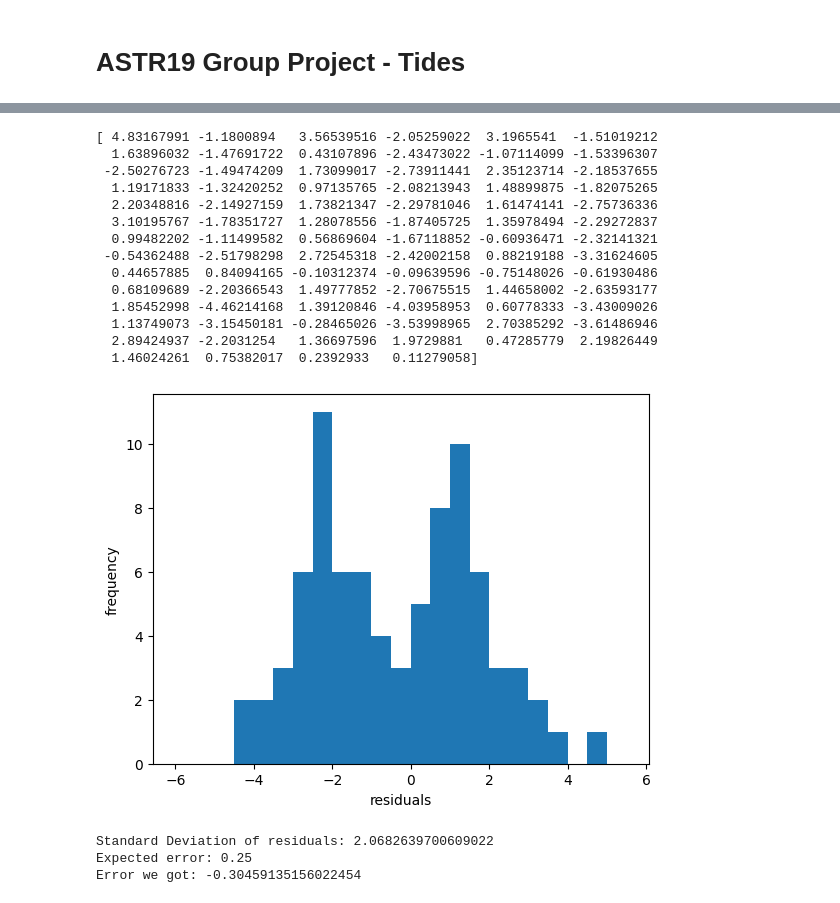
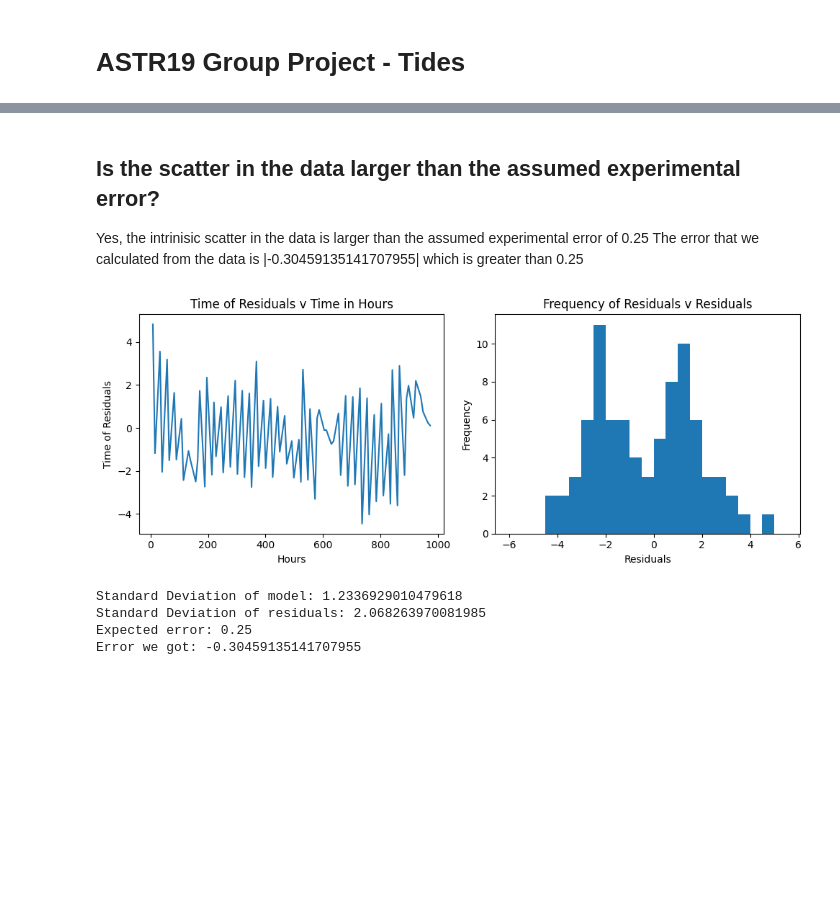
Before and after one commit to Alexis-Valdes/ASTR-Group-Project, a Jupyter notebook: data-plotting.ipynb, the cells around one changed output, grey strips where cells are left out. Drawn from its saved outputs; the diff is of its cells as text; code cells hidden in the pictures; blank space fills up the shorter version.

```diff
--- a/data-plotting.ipynb
+++ b/data-plotting.ipynb
@@ -132,48 +110,51 @@ plt.show()
+# %% [markdown]
+## Is the scatter in the data larger than the assumed experimental error?
+Yes, the intrinisic scatter in the data is larger than the assumed experimental error of 0.25
+The error that we calculated from the data is |-0.30459135141707955| which is greater than 0.25
 # %%
+### 3 ###
 # residuals
 residuals = []
 i = 0
 for real, fit in zip(y, y_fit_3):
     residuals.append(real - fit)
     i += 1
 
 residuals = np.array(residuals, dtype='float64')
-print(residuals)
 
 width = 0.5
 bins = np.arange(-6, 6, width)
 
-plt.ylabel('frequency')
-plt.xlabel('residuals')
-plt.hist(residuals, bins=bins)
+fig = plt.figure(layout='tight', figsize=(10, 4))
+
+ax1= fig.add_subplot(1, 2, 1)
+ax1.plot(x, residuals, label='residuals')
+ax1.set_ylabel('Time of Residuals')
+ax1.set_xlabel('Hours')
+ax1.set_title('Time of Residuals v Time in Hours')
+
+ax2= fig.add_subplot(1, 2, 2)
+ax2.hist(residuals, bins=bins)
+ax2.set_ylabel('Frequency')
+ax2.set_xlabel('Residuals')
+ax2.set_title('Frequency of Residuals v Residuals')
 
 # save the fig
 plt.savefig('residuals.pdf', bbox_inches='tight', dpi=600)
-
 plt.show()
 # %% [output]
-[ 4.83167991 -1.1800894   3.56539516 -2.05259022  3.1965541  -1.51019212
-  1.63896032 -1.47691722  0.43107896 -2.43473022 -1.07114099 -1.53396307
- -2.50276723 -1.49474209  1.73099017 -2.73911441  2.35123714 -2.18537655
-  1.19171833 -1.32420252  0.97135765 -2.08213943  1.48899875 -1.82075265
-  2.20348816 -2.14927159  1.73821347 -2.29781046  1.61474141 -2.75736336
-  3.10195767 -1.78351727  1.28078556 -1.87405725  1.35978494 -2.29272837
-  0.99482202 -1.11499582  0.56869604 -1.67118852 -0.60936471 -2.32141321
- -0.54362488 -2.51798298  2.72545318 -2.42002158  0.88219188 -3.31624605
-  0.44657885  0.84094165 -0.10312374 -0.09639596 -0.75148026 -0.61930486
-  0.68109689 -2.20366543  1.49777852 -2.70675515  1.44658002 -2.63593177
-  1.85452998 -4.46214168  1.39120846 -4.03958953  0.60778333 -3.43009026
-  1.13749073 -3.15450181 -0.28465026 -3.53998965  2.70385292 -3.61486946
-  2.89424937 -2.2031254   1.36697596  1.9729881   0.47285779  2.19826449
-  1.46024261  0.75382017  0.2392933   0.11279058]
-[figure, old version]
+[figure, new version]
 # %%
 # Calculate standard deviation
 standard_deviation = np.std(residuals)
+dev_yfit3 = np.std(y_fit_3)
+
+print("Standard Deviation of model:", dev_yfit3)
 print("Standard Deviation of residuals:", standard_deviation)
 print("Expected error:", 0.25)
 print("Error we got:", np.mean(residuals))
 # %% [output]
-Standard Deviation of residuals: 2.0682639700609022
+Standard Deviation of model: 1.2336929010479618
+Standard Deviation of residuals: 2.068263970081985
 Expected error: 0.25
-Error we got: -0.30459135156022454
+Error we got: -0.30459135141707955
```
Also changed, not shown: parts of 9 cells of this notebook, 2 other files.
